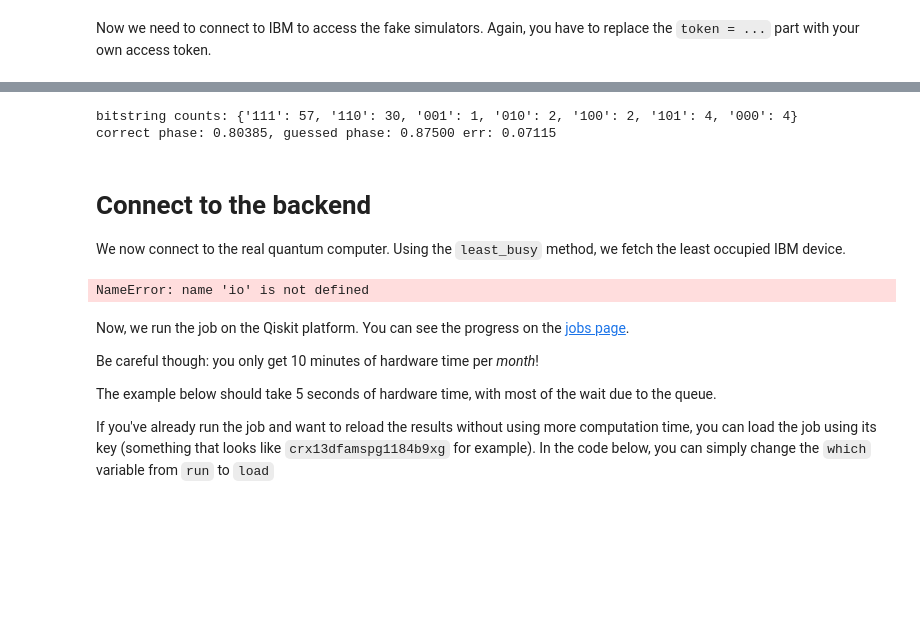
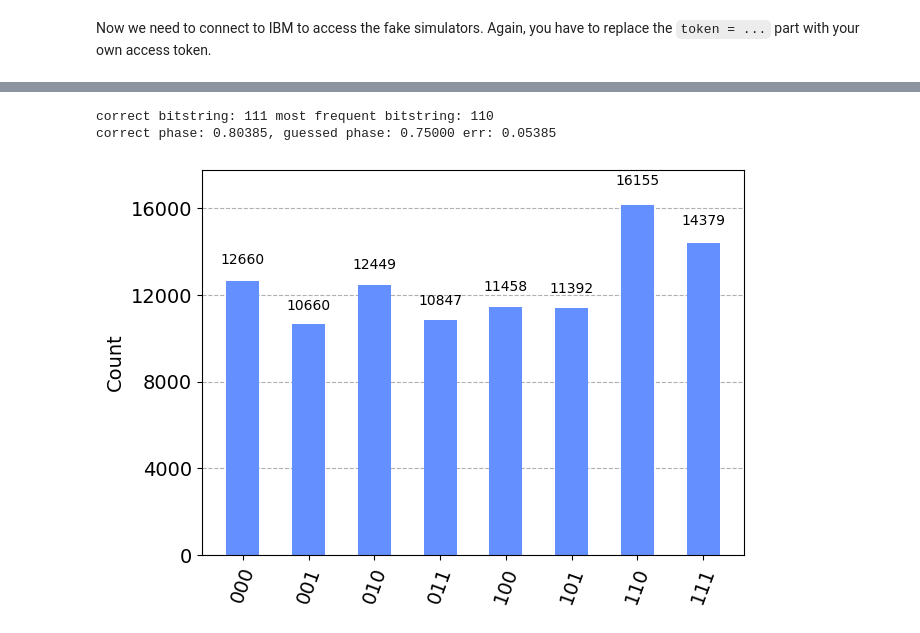
Before and after one commit to lmarti-dev/qiskit-tutorials, a Jupyter notebook: notebooks/solutions/07b_ibm_qpe.ipynb, the cells around one changed output, grey strips where cells are left out. Cells and saved outputs as stored; diff of their text form; code cells hidden in the pictures; blank space fills up the shorter version.

```diff
--- a/notebooks/solutions/07b_ibm_qpe.ipynb
+++ b/notebooks/solutions/07b_ibm_qpe.ipynb
@@ -162,52 +175,37 @@ Again, we make use of a _fake backend_ to pre-screen our results.
 # %%
 from qiskit_ibm_runtime.fake_provider import FakeJakartaV2
 from qiskit_ibm_runtime import SamplerV2
 from qiskit.transpiler.preset_passmanagers import generate_preset_pass_manager
-
+from qiskit_aer import AerSimulator
 
 def backend_sample(
     backend, circuit: QuantumCircuit,n_shots:int
 ):
     estimator = SamplerV2(backend=backend)
     pm = generate_preset_pass_manager(backend=backend, optimization_level=1)
     isa_circuit = pm.run(circuit)
     job = estimator.run([(isa_circuit,)],shots=n_shots)
     result = job.result()[0]
     return result
 
 
 
-n_shots=100
+n_shots=100000
 fake_backend = FakeJakartaV2()
+# make sure we use the noisy simulator
+backend_sim = AerSimulator.from_backend(fake_backend)
+
+# sample the circuit with the desired backend
 fake_result = backend_sample(
-    backend=fake_backend, circuit=circ,n_shots=n_shots
+    backend=backend_sim, circuit=circ,n_shots=n_shots
 )
-
 fake_counts=fake_result.data.meas.get_counts()
 
-computed_phase,output_bitstring =phase_from_counts(fake_counts)
-print(f"correct phase: {target_phase:.5f}, guessed phase: {computed_phase:.5f} err: {np.abs(target_phase-computed_phase):.5f}")
+# print and plot results
+computed_phase,output_bitstring,fig = phase_from_counts(fake_counts)
+print_info(target_phase,computed_phase,output_bitstring,correct_bitstring)
+fig
 # %% [output]
-bitstring counts: {'111': 57, '110': 30, '001': 1, '010': 2, '100': 2, '101': 4, '000': 4}
-correct phase: 0.80385, guessed phase: 0.87500 err: 0.07115
+correct bitstring: 111 most frequent bitstring: 110
+correct phase: 0.80385, guessed phase: 0.75000 err: 0.05385
+[figure, added]
-# %% [markdown]
-# Connect to the backend
-
-We now connect to the real quantum computer. Using the `least_busy` method, we fetch the least occupied IBM device.
-# %%
-from qiskit_ibm_runtime import QiskitRuntimeService
-
-token = io.open("token.dat", "r", encoding="utf8").read()
-service = QiskitRuntimeService(channel="ibm_quantum", token=token)
-
-real_backend = service.least_busy(simulator=False, operational=True,min_num_qubits=3)
-# %% [output]
-NameError: name 'io' is not defined
-# %% [markdown]
-Now, we run the job on the Qiskit platform. You can see the progress on the [jobs page](https://quantum.ibm.com/jobs).
-
-Be careful though: you only get 10 minutes of hardware time per *month*!
-
-The example below should take 5 seconds of hardware time, with most of the wait due to the queue.
-
-If you've already run the job and want to reload the results without using more computation time, you can load the job using its key (something that looks like `crx13dfamspg1184b9xg` for example). In the code below, you can simply change the `which` variable from `run` to `load`
```
Also changed, not shown: parts of 8 cells of this notebook, 1 other file.
